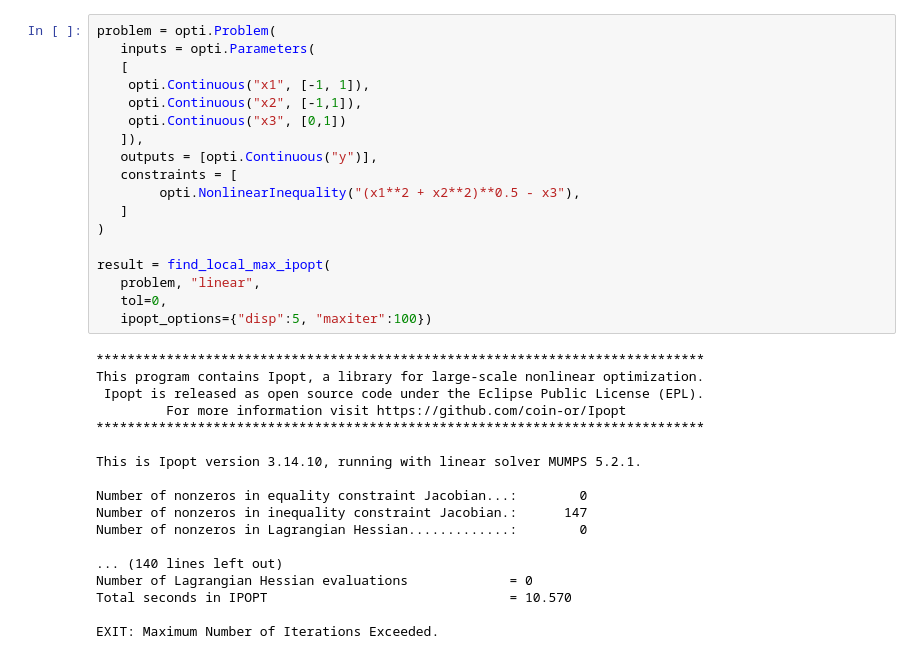
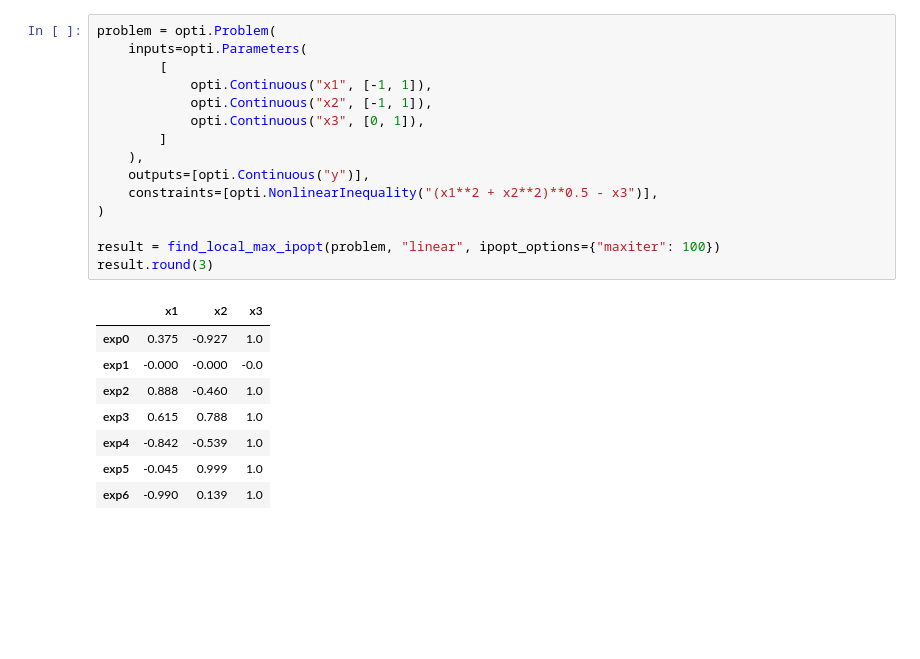
Before and after one commit to basf/doe, a Jupyter notebook: examples/nonlinear_constraints.ipynb, the cells around one changed output. Drawn from its saved outputs; the diff is of its cells as text; blank space fills up the shorter version.

```diff
--- a/examples/nonlinear_constraints.ipynb
+++ b/examples/nonlinear_constraints.ipynb
@@ -16,36 +40,24 @@ from mpl_toolkits.mplot3d import Axes3D
 # %%
 problem = opti.Problem(
-   inputs = opti.Parameters(
-   [
-    opti.Continuous("x1", [-1, 1]),
-    opti.Continuous("x2", [-1,1]),
-    opti.Continuous("x3", [0,1])
-   ]),
-   outputs = [opti.Continuous("y")],
-   constraints = [
-        opti.NonlinearInequality("(x1**2 + x2**2)**0.5 - x3"),
-   ]
+    inputs=opti.Parameters(
+        [
+            opti.Continuous("x1", [-1, 1]),
+            opti.Continuous("x2", [-1, 1]),
+            opti.Continuous("x3", [0, 1]),
+        ]
+    ),
+    outputs=[opti.Continuous("y")],
+    constraints=[opti.NonlinearInequality("(x1**2 + x2**2)**0.5 - x3")],
 )
 
-result = find_local_max_ipopt(
-   problem, "linear",
-   tol=0,
-   ipopt_options={"disp":5, "maxiter":100})
+result = find_local_max_ipopt(problem, "linear", ipopt_options={"maxiter": 100})
+result.round(3)
 # %% [output]
-******************************************************************************
-This program contains Ipopt, a library for large-scale nonlinear optimization.
- Ipopt is released as open source code under the Eclipse Public License (EPL).
-         For more information visit https://github.com/coin-or/Ipopt
-******************************************************************************
-
-This is Ipopt version 3.14.10, running with linear solver MUMPS 5.2.1.
-
-Number of nonzeros in equality constraint Jacobian...:        0
-Number of nonzeros in inequality constraint Jacobian.:      147
-Number of nonzeros in Lagrangian Hessian.............:        0
-
-... (140 lines left out)
-Number of Lagrangian Hessian evaluations             = 0
-Total seconds in IPOPT                               = 10.570
-
-EXIT: Maximum Number of Iterations Exceeded.
+|  | x1 | x2 | x3 |
+| exp0 | 0.375 | -0.927 | 1.0 |
+| exp1 | -0.000 | -0.000 | -0.0 |
+| exp2 | 0.888 | -0.460 | 1.0 |
+| exp3 | 0.615 | 0.788 | 1.0 |
+| exp4 | -0.842 | -0.539 | 1.0 |
+| exp5 | -0.045 | 0.999 | 1.0 |
+| exp6 | -0.990 | 0.139 | 1.0 |
```
Also changed, not shown: parts of 16 cells of this notebook.
